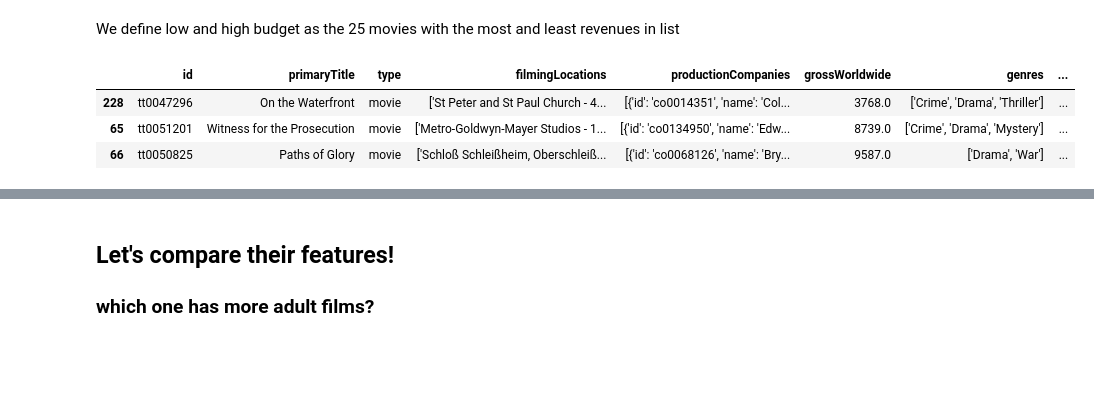
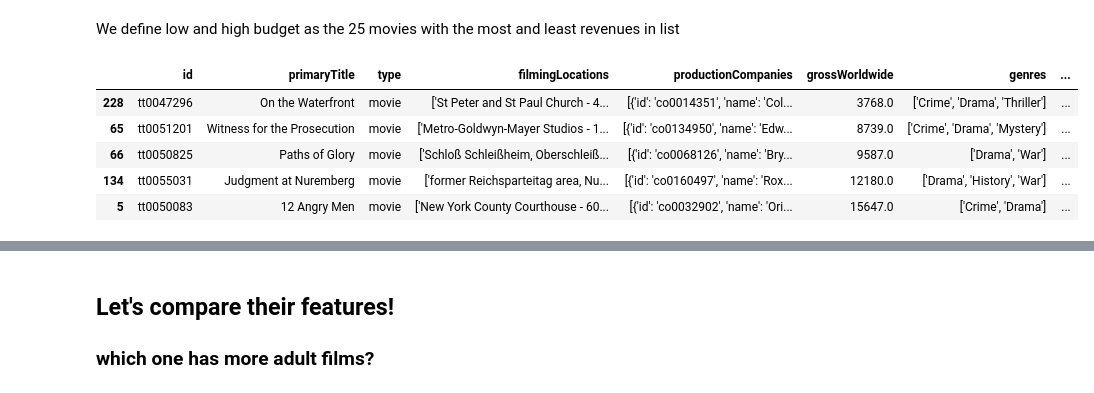
Before and after one commit to alessiozzodemarcozzo/I2202-DeciptivePatterns, a Jupyter notebook: Movies_excercise.ipynb, the cells around one changed output, grey strips where cells are left out. Drawn from its saved outputs; the diff is of its cells as text; code cells hidden in the pictures; blank space fills up the shorter version.

```diff
--- a/Movies_excercise.ipynb
+++ b/Movies_excercise.ipynb
@@ -69,12 +69,15 @@ We define low and high budget as the 25 movies with the most and least revenues
 # %%
 
 least_revenues = movies.nsmallest(25, "grossWorldwide")
 least_revenues.head(3)
+least_revenues.nsmallest(5, "grossWorldwide")
 # %% [output]
 |  | id | primaryTitle | type | filmingLocations | productionCompanies | grossWorldwide | genres | ... |
 | 228 | tt0047296 | On the Waterfront | movie | ['St Peter and St Paul Church - 4... | [{'id': 'co0014351', 'name': 'Col... | 3768.0 | ['Crime', 'Drama', 'Thriller'] | ... |
 | 65 | tt0051201 | Witness for the Prosecution | movie | ['Metro-Goldwyn-Mayer Studios - 1... | [{'id': 'co0134950', 'name': 'Edw... | 8739.0 | ['Crime', 'Drama', 'Mystery'] | ... |
 | 66 | tt0050825 | Paths of Glory | movie | ['Schloß Schleißheim, Oberschleiß... | [{'id': 'co0068126', 'name': 'Bry... | 9587.0 | ['Drama', 'War'] | ... |
+| 134 | tt0055031 | Judgment at Nuremberg | movie | ['former Reichsparteitag area, Nu... | [{'id': 'co0160497', 'name': 'Rox... | 12180.0 | ['Drama', 'History', 'War'] | ... |
+| 5 | tt0050083 | 12 Angry Men | movie | ['New York County Courthouse - 60... | [{'id': 'co0032902', 'name': 'Ori... | 15647.0 | ['Crime', 'Drama'] | ... |
 # %%
 most_revenues = movies.nlargest(25, "grossWorldwide")
 most_revenues.head(3)
```
Also changed, not shown: parts of 9 cells of this notebook.
